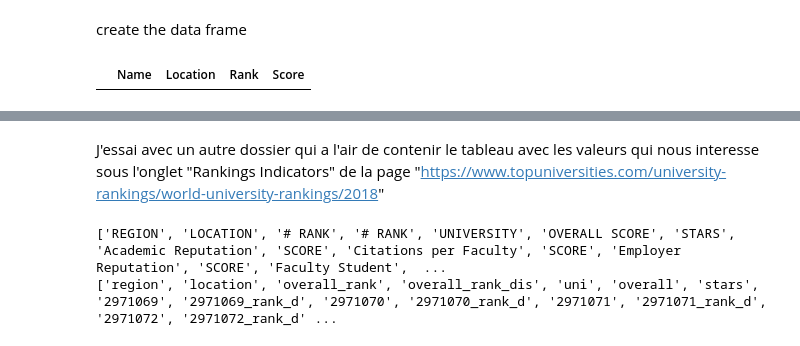
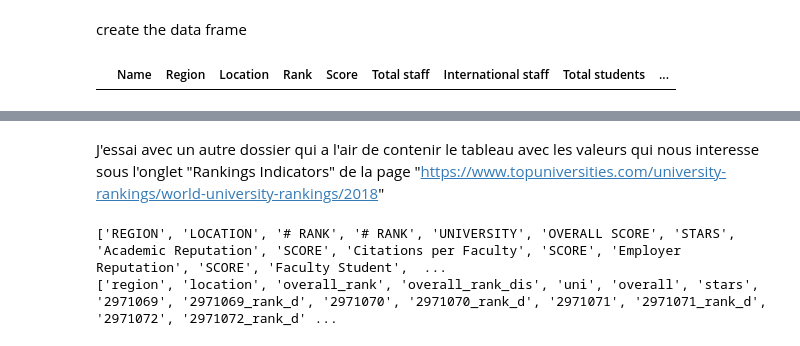
Before and after one commit to adrienruault/ada_molmaru, a Jupyter notebook: Homework02/Data_scraping_from_www.topuniversities.com.ipynb, the cells around one changed output, grey strips where cells are left out. Saved outputs shown, nothing was run; the diff lists cells and outputs as text; code cells hidden in the pictures.

Commit message:
added students and staff scraping

```diff
--- a/Homework02/Data scraping from www.topuniversities.com.ipynb
+++ b/Homework02/Data_scraping_from_www.topuniversities.com.ipynb
@@ -11,8 +11,8 @@ uni_dict = r.json()
 # %% [markdown]
 create the data frame
 # %%
-columns = ['Name','Location','Rank','Score']
+columns = ['Name','Region','Location','Rank','Score','Total staff', 'International staff', 'Total students', 'International students']
 uni_rank = pd.DataFrame(index = [], columns=columns)
 uni_rank
 # %% [output]
-|  | Name | Location | Rank | Score |
+|  | Name | Region | Location | Rank | Score | Total staff | International staff | Total students | ... |
```
Also changed, not shown: parts of 3 cells of this notebook.
